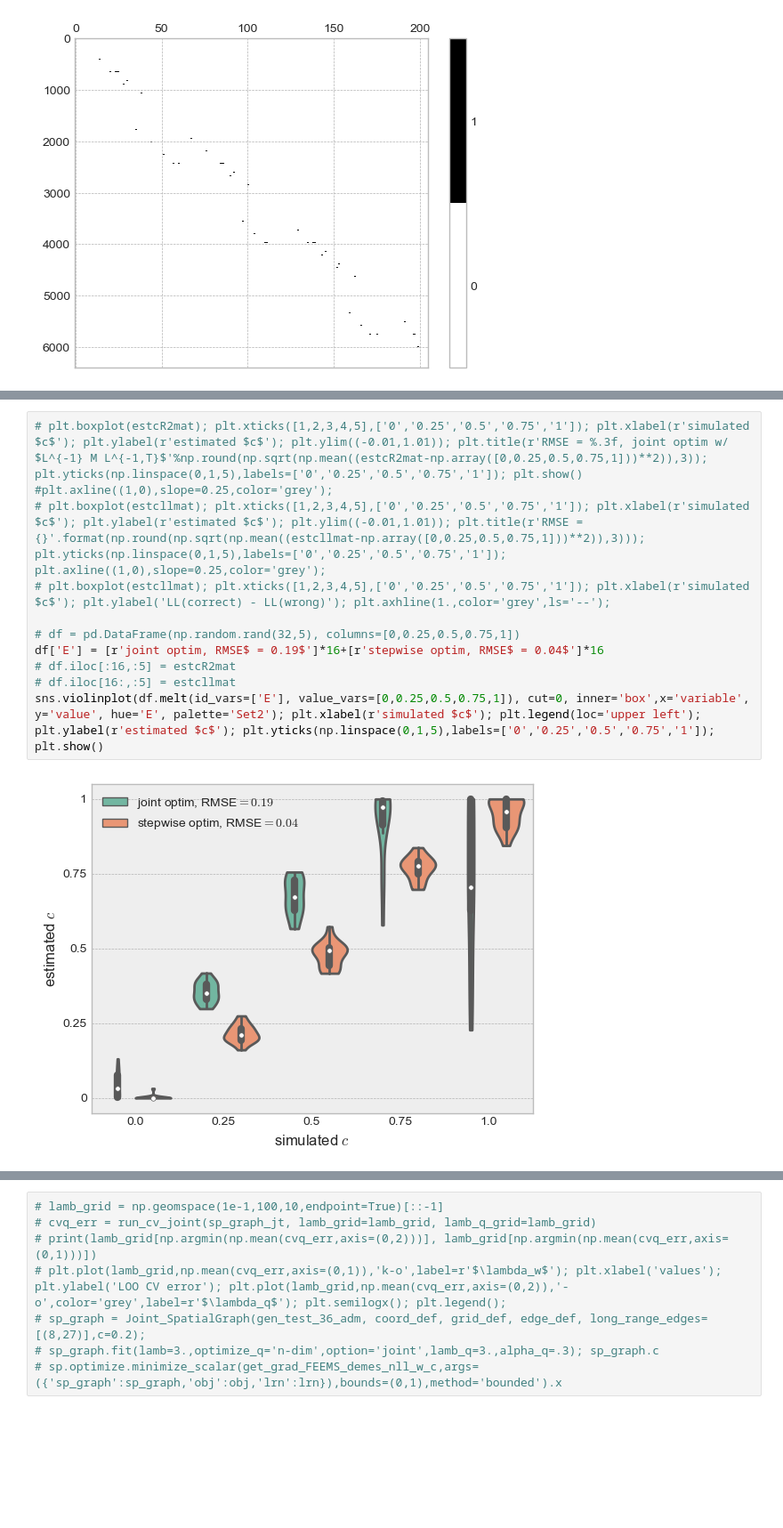
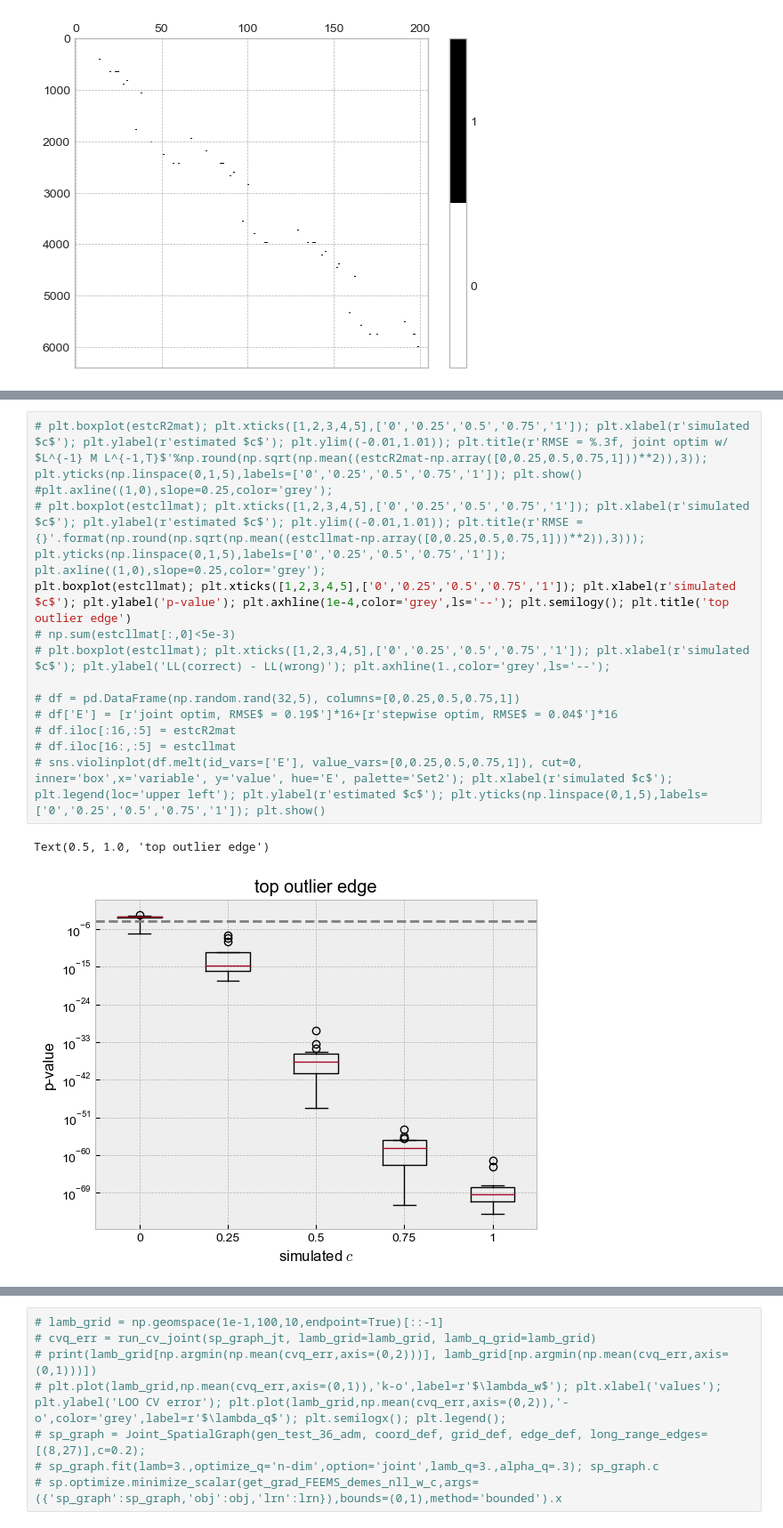
Before and after one commit to NovembreLab/feems, a Jupyter notebook: docs/notebooks/est-long-range.ipynb, the cells around one changed output, grey strips where cells are left out. Shown at 89% size. Drawn from its saved outputs; the diff is of its cells as text; blank space fills up the shorter version.

```diff
--- a/docs/notebooks/est-long-range.ipynb
+++ b/docs/notebooks/est-long-range.ipynb
@@ -634,13 +885,16 @@ lambda=3.000, alpha=0.5655, converged in 21 iterations, train_loss=-49400.293
 # %%
 # plt.boxplot(estcR2mat); plt.xticks([1,2,3,4,5],['0','0.25','0.5','0.75','1']); plt.xlabel(r'simulated $c$'); plt.ylabel(r'estimated $c$'); plt.ylim((-0.01,1.01)); plt.title(r'RMSE = %.3f, joint optim w/ $L^{-1} M L^{-1,T}$'%np.round(np.sqrt(np.mean((estcR2mat-np.array([0,0.25,0.5,0.75,1]))**2)),3)); plt.yticks(np.linspace(0,1,5),labels=['0','0.25','0.5','0.75','1']); plt.show() #plt.axline((1,0),slope=0.25,color='grey');
 # plt.boxplot(estcllmat); plt.xticks([1,2,3,4,5],['0','0.25','0.5','0.75','1']); plt.xlabel(r'simulated $c$'); plt.ylabel(r'estimated $c$'); plt.ylim((-0.01,1.01)); plt.title(r'RMSE = {}'.format(np.round(np.sqrt(np.mean((estcllmat-np.array([0,0.25,0.5,0.75,1]))**2)),3))); plt.yticks(np.linspace(0,1,5),labels=['0','0.25','0.5','0.75','1']); plt.axline((1,0),slope=0.25,color='grey');
+plt.boxplot(estcllmat); plt.xticks([1,2,3,4,5],['0','0.25','0.5','0.75','1']); plt.xlabel(r'simulated $c$'); plt.ylabel('p-value'); plt.axhline(1e-4,color='grey',ls='--'); plt.semilogy(); plt.title('top outlier edge')
+# np.sum(estcllmat[:,0]<5e-3)
 # plt.boxplot(estcllmat); plt.xticks([1,2,3,4,5],['0','0.25','0.5','0.75','1']); plt.xlabel(r'simulated $c$'); plt.ylabel('LL(correct) - LL(wrong)'); plt.axhline(1.,color='grey',ls='--');
 
 # df = pd.DataFrame(np.random.rand(32,5), columns=[0,0.25,0.5,0.75,1])
-df['E'] = [r'joint optim, RMSE$ = 0.19$']*16+[r'stepwise optim, RMSE$ = 0.04$']*16
+# df['E'] = [r'joint optim, RMSE$ = 0.19$']*16+[r'stepwise optim, RMSE$ = 0.04$']*16
 # df.iloc[:16,:5] = estcR2mat
 # df.iloc[16:,:5] = estcllmat
-sns.violinplot(df.melt(id_vars=['E'], value_vars=[0,0.25,0.5,0.75,1]), cut=0, inner='box',x='variable', y='value', hue='E', palette='Set2'); plt.xlabel(r'simulated $c$'); plt.legend(loc='upper left'); plt.ylabel(r'estimated $c$'); plt.yticks(np.linspace(0,1,5),labels=['0','0.25','0.5','0.75','1']); plt.show()
+# sns.violinplot(df.melt(id_vars=['E'], value_vars=[0,0.25,0.5,0.75,1]), cut=0, inner='box',x='variable', y='value', hue='E', palette='Set2'); plt.xlabel(r'simulated $c$'); plt.legend(loc='upper left'); plt.ylabel(r'estimated $c$'); plt.yticks(np.linspace(0,1,5),labels=['0','0.25','0.5','0.75','1']); plt.show()
 # %% [output]
+Text(0.5, 1.0, 'top outlier edge')
-[figure, old version]
+[figure, new version]
 # %%
```
Also changed, not shown: parts of 47 cells of this notebook, 6 other files.
